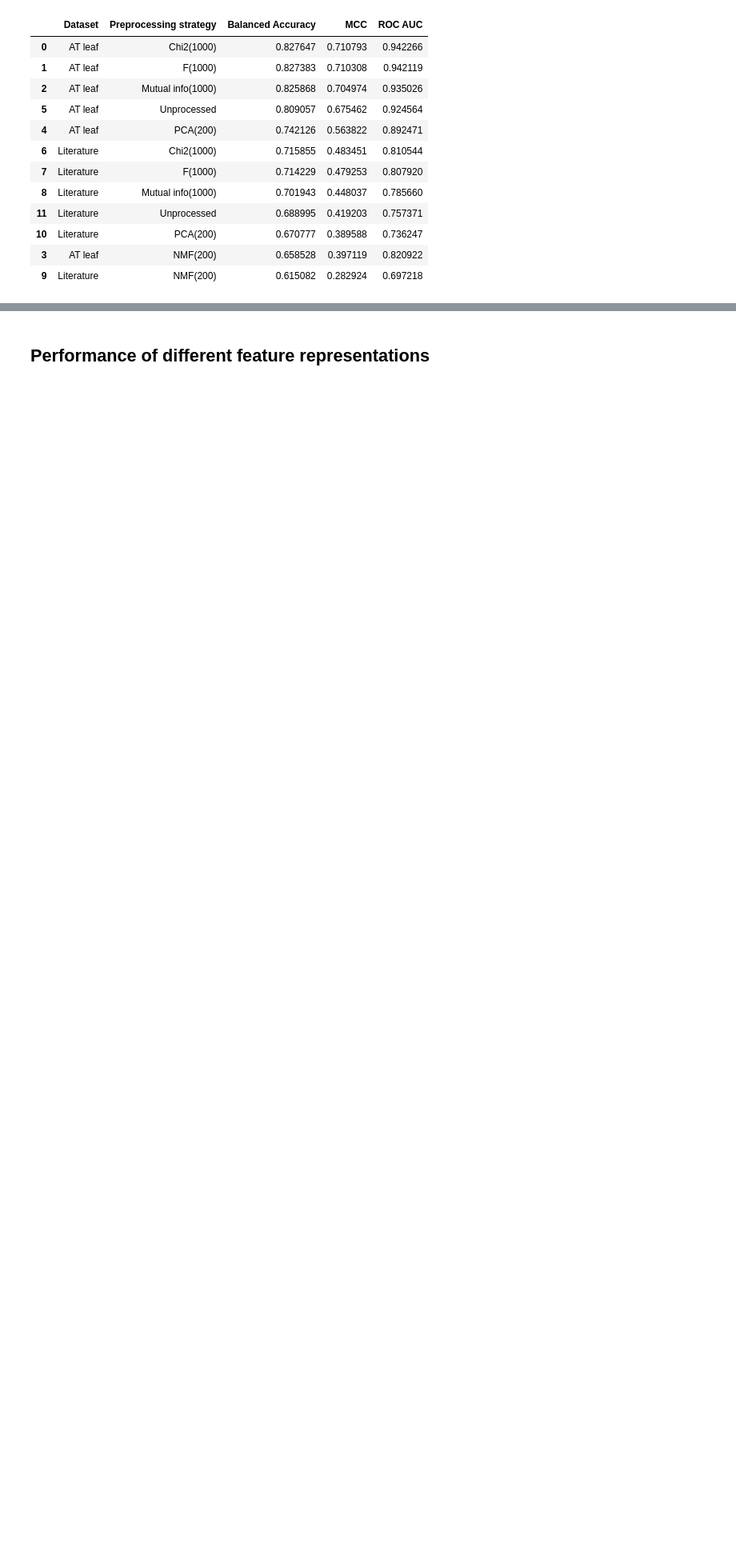
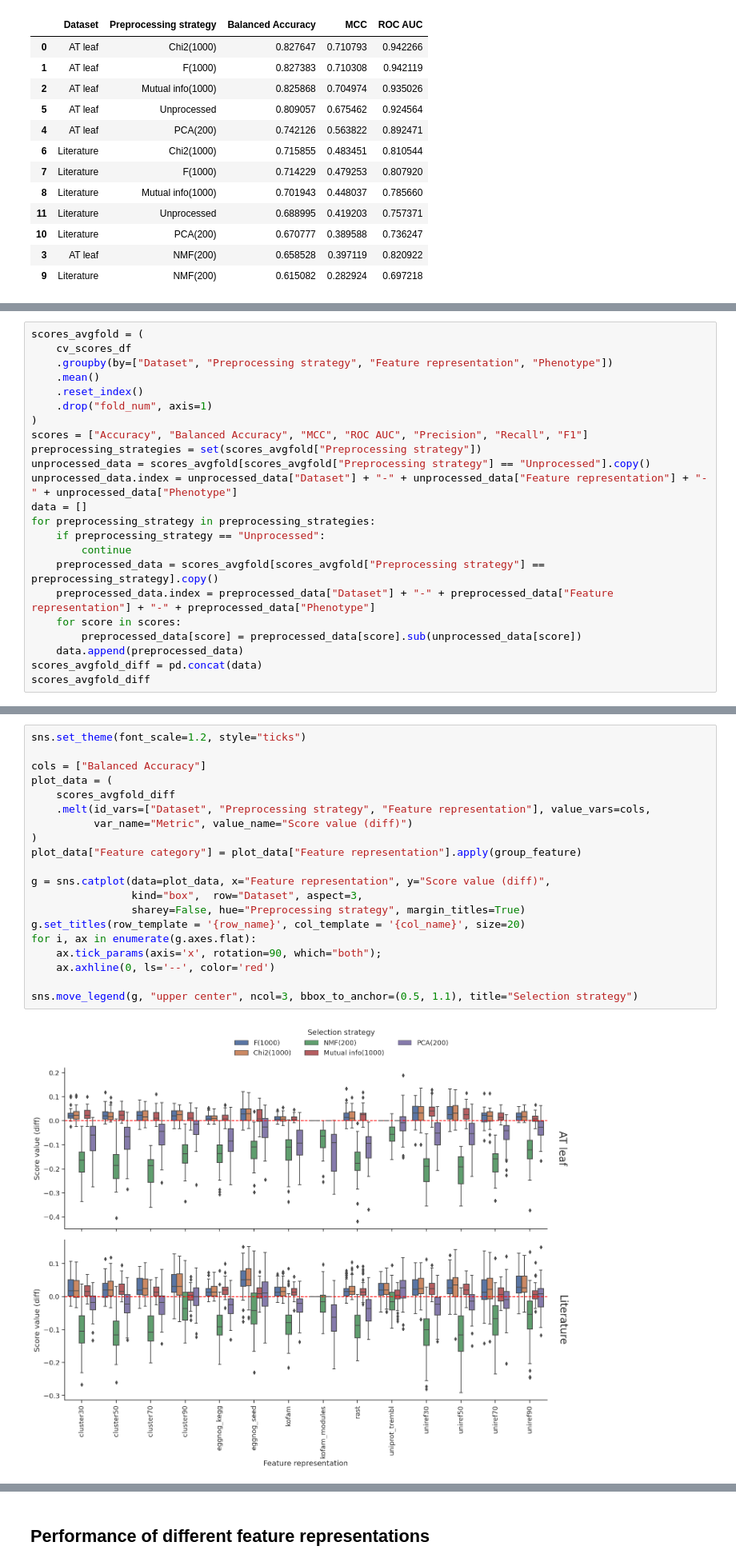
Before and after one commit to kbasecollaborations/trait-prediction, a Jupyter notebook: notebooks/biolog/poster_chleaf_aggregate.ipynb, the cells around one changed output, grey strips where cells are left out. Shown at 80% size. Saved outputs shown, nothing was run; the diff lists cells and outputs as text; blank space fills up the shorter version.

```diff
--- a/notebooks/biolog/poster_chleaf_aggregate.ipynb
+++ b/notebooks/biolog/poster_chleaf_aggregate.ipynb
@@ -188,3 +188,26 @@ sns.move_legend(g, "upper center", ncol=3, bbox_to_anchor=(0.5, 1.1), title="Sel
 # TODO: Color map (gradient for same category)
 # %% [output]
 [figure]
+# %%
+scores_avgfold = (
+    cv_scores_df
+    .groupby(by=["Dataset", "Preprocessing strategy", "Feature representation", "Phenotype"])
+    .mean()
+    .reset_index()
+    .drop("fold_num", axis=1)
+)
+scores = ["Accuracy", "Balanced Accuracy", "MCC", "ROC AUC", "Precision", "Recall", "F1"]
+preprocessing_strategies = set(scores_avgfold["Preprocessing strategy"])
+unprocessed_data = scores_avgfold[scores_avgfold["Preprocessing strategy"] == "Unprocessed"].copy()
+unprocessed_data.index = unprocessed_data["Dataset"] + "-" + unprocessed_data["Feature representation"] + "-" + unprocessed_data["Phenotype"]
+data = []
+for preprocessing_strategy in preprocessing_strategies:
+    if preprocessing_strategy == "Unprocessed":
+        continue
+    preprocessed_data = scores_avgfold[scores_avgfold["Preprocessing strategy"] == preprocessing_strategy].copy()
+    preprocessed_data.index = preprocessed_data["Dataset"] + "-" + preprocessed_data["Feature representation"] + "-" + preprocessed_data["Phenotype"]
+    for score in scores:
+        preprocessed_data[score] = preprocessed_data[score].sub(unprocessed_data[score])
+    data.append(preprocessed_data)
+scores_avgfold_diff = pd.concat(data)
+scores_avgfold_diff
@@ -190,0 +228,22 @@ sns.move_legend(g, "upper center", ncol=3, bbox_to_anchor=(0.5, 1.1), title="Sel
+# %%
+sns.set_theme(font_scale=1.2, style="ticks")
+
+cols = ["Balanced Accuracy"]
+plot_data = (
+    scores_avgfold_diff
+    .melt(id_vars=["Dataset", "Preprocessing strategy", "Feature representation"], value_vars=cols,
+          var_name="Metric", value_name="Score value (diff)")
+)
+plot_data["Feature category"] = plot_data["Feature representation"].apply(group_feature)
+
+g = sns.catplot(data=plot_data, x="Feature representation", y="Score value (diff)",
+                kind="box",  row="Dataset", aspect=3,
+                sharey=False, hue="Preprocessing strategy", margin_titles=True)
+g.set_titles(row_template = '{row_name}', col_template = '{col_name}', size=20)
+for i, ax in enumerate(g.axes.flat):
+    ax.tick_params(axis='x', rotation=90, which="both");
+    ax.axhline(0, ls='--', color='red')
+
+sns.move_legend(g, "upper center", ncol=3, bbox_to_anchor=(0.5, 1.1), title="Selection strategy")
+# %% [output]
+[figure, added]
```
Also changed, not shown: parts of 4 cells of this notebook, 1 other file.
